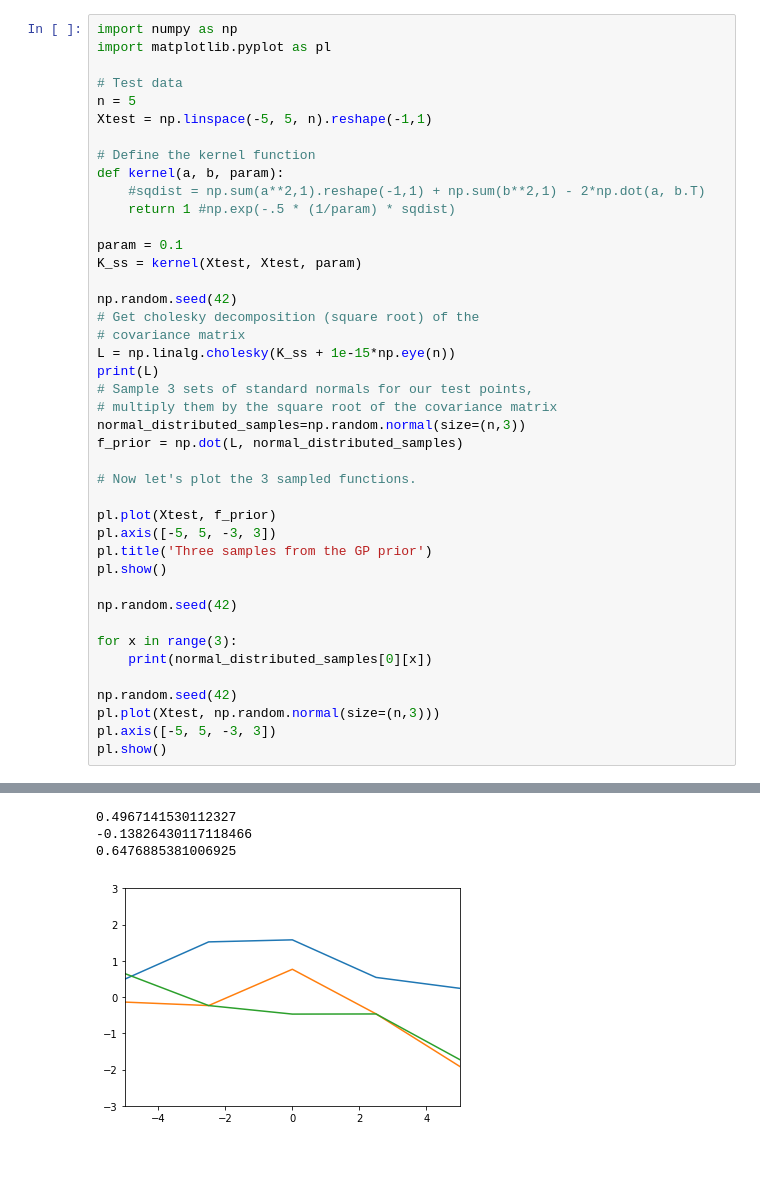
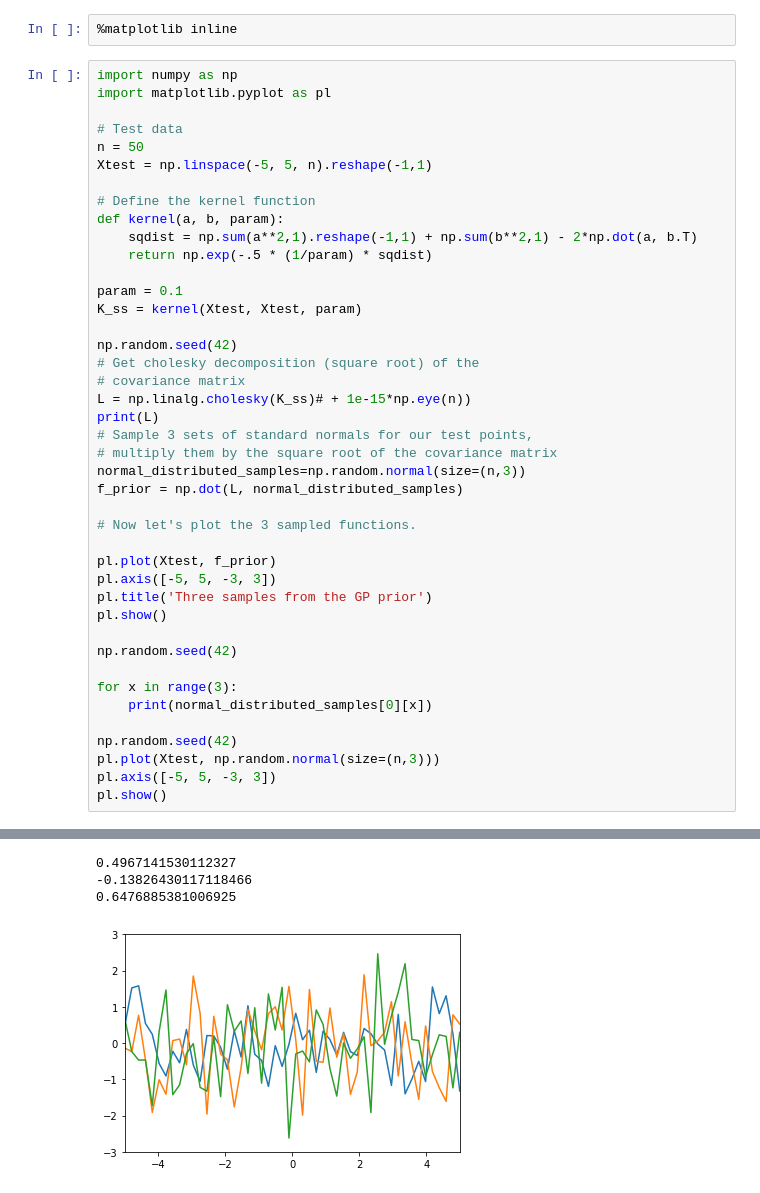
Before and after one commit to KDD-OpenSource/32de-python, a Jupyter notebook: notebooks/active_learning/Understanding-GP.ipynb, the cells around one changed output, grey strips where cells are left out. Cells and saved outputs as stored; diff of their text form; blank space fills up the shorter version.

Commit message:
Change plotting in embedding notebook.

```diff
--- a/notebooks/active_learning/Understanding-GP.ipynb
+++ b/notebooks/active_learning/Understanding-GP.ipynb
@@ -1,15 +1,17 @@
+# %%
+%matplotlib inline
 # %%
 import numpy as np
 import matplotlib.pyplot as pl
 
 # Test data
-n = 5
+n = 50
 Xtest = np.linspace(-5, 5, n).reshape(-1,1)
 
 # Define the kernel function
 def kernel(a, b, param):
-    #sqdist = np.sum(a**2,1).reshape(-1,1) + np.sum(b**2,1) - 2*np.dot(a, b.T)
-    return 1 #np.exp(-.5 * (1/param) * sqdist)
+    sqdist = np.sum(a**2,1).reshape(-1,1) + np.sum(b**2,1) - 2*np.dot(a, b.T)
+    return np.exp(-.5 * (1/param) * sqdist)
 
 param = 0.1
 K_ss = kernel(Xtest, Xtest, param)
@@ -17,7 +19,7 @@ K_ss = kernel(Xtest, Xtest, param)
 np.random.seed(42)
 # Get cholesky decomposition (square root) of the
 # covariance matrix
-L = np.linalg.cholesky(K_ss + 1e-15*np.eye(n))
+L = np.linalg.cholesky(K_ss)# + 1e-15*np.eye(n))
 print(L)
 # Sample 3 sets of standard normals for our test points,
 # multiply them by the square root of the covariance matrix
@@ -55,6 +60,6 @@ pl.show()
 0.4967141530112327
 -0.13826430117118466
 0.6476885381006925
-[figure, old version]
+[figure, new version]
 # %%
 # Noiseless training data
```
Also changed, not shown: parts of 2 cells of this notebook, 3 other files.
